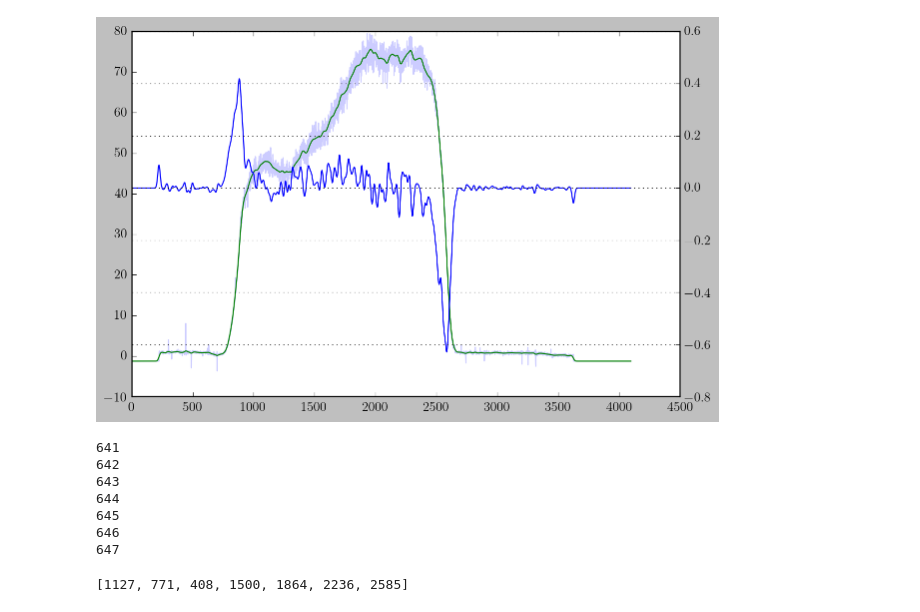
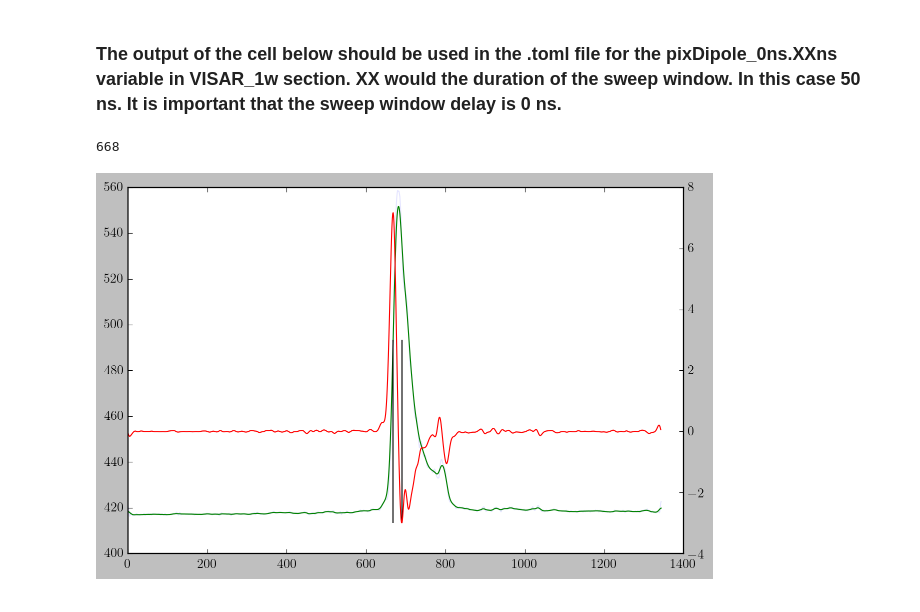
Before and after one commit to adescamps59/EuXFEL-HED-VISAR, a Jupyter notebook: Calibration/20nsWindow_TimingCalibration.ipynb, the cells around one changed output. Cells and saved outputs as stored; diff of their text form; code cells hidden in the pictures.

```diff
--- a/Calibration/20nsWindow_TimingCalibration.ipynb
+++ b/Calibration/20nsWindow_TimingCalibration.ipynb
@@ -150,0 +147,3 @@ imgKEP1_bckg, imgKEP2_bckg  = extraVISARImages_mean(2740, 640)
+# %%
+proposalNumber = 7902
+runNumber = 29
@@ -388,0 +239,8 @@ lineoutFiducial_dipoleFiducial_1stDeriv = np.diff(lineoutFiducial_dipoleFiducial
+# %%
+run = ed.open_run(proposalNumber, runNumber)
+VISAR1w = run['HED_EXP_VISAR/EXP/ARM_3_STREAK:daqOutput', 'data.image.pixels'].ndarray()
+VISAR1w = np.mean(VISAR1w, axis = 0)
+VISAR1w_corrected = np.flipud(cv2.rotate(cv2.resize(VISAR1w,
+                                                 (VISAR1w.shape[0]*2, VISAR1w.shape[1]*2),
+                                                  interpolation=cv2.INTER_CUBIC),
+                                                  cv2.ROTATE_90_COUNTERCLOCKWISE))
@@ -389,42 +257,29 @@ lineoutFiducial_dipoleFiducial_1stDeriv = np.diff(lineoutFiducial_dipoleFiducial
+# %% [markdown]
+### The output of the cell below should be used in the .toml file for the pixDipole_0ns.XXns variable in VISAR_1w section. XX would the duration of the sweep window. In this case 50 ns. It is important that the sweep window delay is 0 ns.
+# %%
+lineoutFiducial_bckg_VISAR1w = np.mean(VISAR1w_corrected[500:800, :], axis = 0)
+lineoutFiducial_filter_bckg_VISAR1w = gaussian_filter(lineoutFiducial_bckg_VISAR1w, 5)
+lineoutFiducial_filter_1stDeriv_bckg_VISAR1w = np.diff(lineoutFiducial_filter_bckg_VISAR1w)
+
+positionRightEdgeFiducial_VISAR1w = np.argmin(lineoutFiducial_filter_1stDeriv_bckg_VISAR1w)
+positionLeftEdgeFiducial_VISAR1w = np.argmax(lineoutFiducial_filter_1stDeriv_bckg_VISAR1w)
+
+print(positionLeftEdgeFiducial_VISAR1w)
+# print(4096 - (500 + positionRightEdgeFiducial_KEPLER1)) # Because time goes right to left and we want time left to right for VISAR analysis so need to do 4096 - val
+# %% [output]
+668
 # %%
 plt.figure(figsize = (15, 10))
 ax1 = plt.subplot(221)
-plt.plot(dipoleFiducial, alpha = 0.2)
-plt.plot(lineoutFiducial_dipoleFiducial)
+plt.plot(lineoutFiducial_bckg_VISAR1w, alpha = 0.1)
+plt.plot(lineoutFiducial_filter_bckg_VISAR1w)
+
 ax2 = ax1.twinx()
-plt.plot(lineoutFiducial_dipoleFiducial_1stDeriv)
-# plt.imshow((imgKEP2_r-imgKEP2_bckg)[3050:3100, :])
-plt.grid()
+ax2.plot(lineoutFiducial_filter_1stDeriv_bckg_VISAR1w, 'C2')
+plt.vlines(positionRightEdgeFiducial_VISAR1w, -3, 3)
+plt.vlines(positionLeftEdgeFiducial_VISAR1w, -3, 3)
+
 plt.tight_layout()
 plt.show()
 # %% [output]
-[figure, old version]
+[figure, new version]
-# %%
-
-
-imgKEP2_RightEdgePosition_DipoleFiducial_DelayScan = []
-
-
-for i in range(641, 648):
-    print(i)
-    imgKEP1_r, imgKEP2_r  = extraVISARImages_mean(2740, i)
-
-    ## KEPLER2
-    dipoleFiducial = np.mean((imgKEP2_r-imgKEP2_bckg)[3050:3100, :], axis = 0)
-    lineoutFiducial_dipoleFiducial = gaussian_filter(dipoleFiducial, 10)
-    lineoutFiducial_dipoleFiducial_1stDeriv = np.diff(lineoutFiducial_dipoleFiducial)
-
-    positionRightEdgeDipoleFiducial_KEPLER2 = np.argmin(lineoutFiducial_dipoleFiducial_1stDeriv)
-    imgKEP2_RightEdgePosition_DipoleFiducial_DelayScan += [positionRightEdgeDipoleFiducial_KEPLER2]
-# %% [output]
-641
-642
-643
-644
-645
-646
-647
-# %%
-imgKEP2_RightEdgePosition_DipoleFiducial_DelayScan
-# %% [output]
-[1127, 771, 408, 1500, 1864, 2236, 2585]
```
Also changed, not shown: parts of 30 cells of this notebook, 2 other files.
